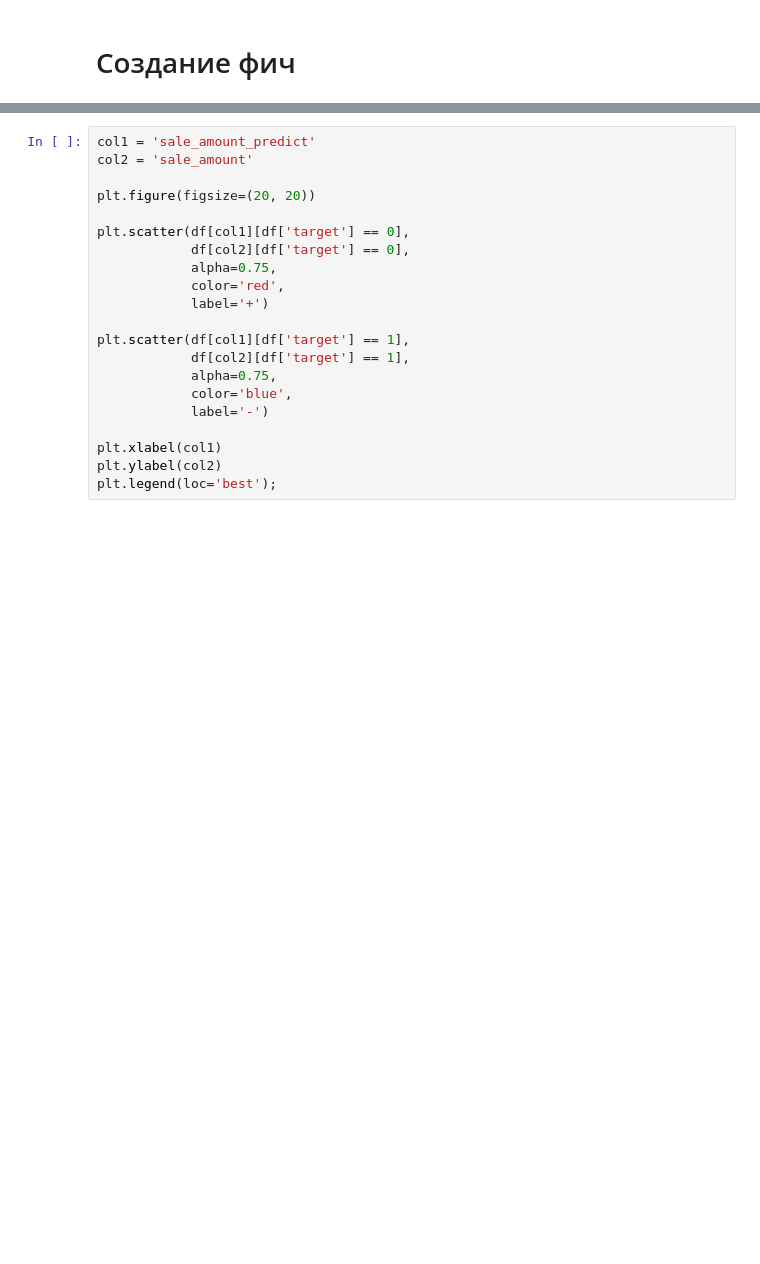
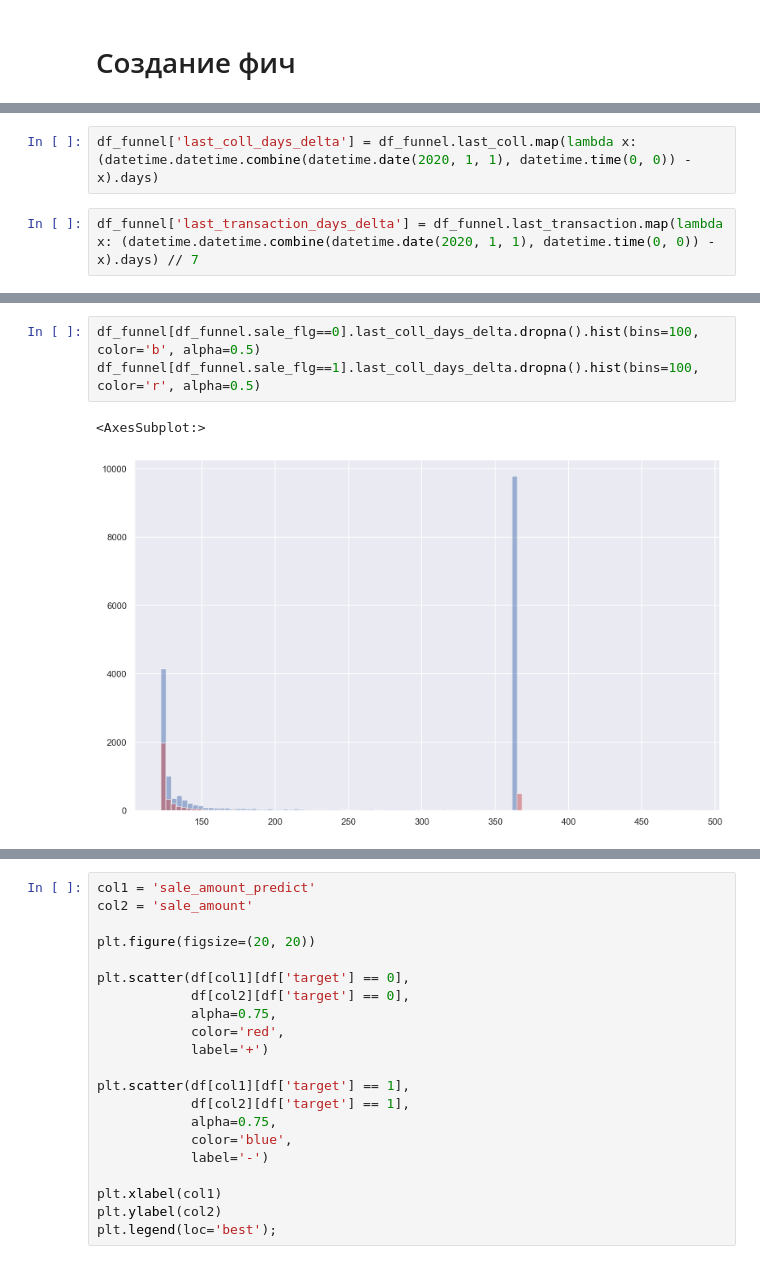
Before and after one commit to Oxonomy/IDAO-2021-FinalRound, a Jupyter notebook: feature_generation.ipynb, the cells around one changed output, grey strips where cells are left out. Saved outputs shown, nothing was run; the diff lists cells and outputs as text; blank space fills up the shorter version.

```diff
--- a/feature_generation.ipynb
+++ b/feature_generation.ipynb
@@ -167,0 +121,4 @@ df
+# %%
+df_funnel['last_coll_days_delta'] = df_funnel.last_coll.map(lambda x: (datetime.datetime.combine(datetime.date(2020, 1, 1), datetime.time(0, 0)) - x).days)
+# %%
+df_funnel['last_transaction_days_delta'] = df_funnel.last_transaction.map(lambda x: (datetime.datetime.combine(datetime.date(2020, 1, 1), datetime.time(0, 0)) - x).days) // 7
@@ -167,0 +140,6 @@ df
+# %%
+df_funnel[df_funnel.sale_flg==0].last_coll_days_delta.dropna().hist(bins=100, color='b', alpha=0.5)
+df_funnel[df_funnel.sale_flg==1].last_coll_days_delta.dropna().hist(bins=100, color='r', alpha=0.5)
+# %% [output]
+<AxesSubplot:>
+[figure, added]
```
Also changed, not shown: parts of 38 cells of this notebook.
